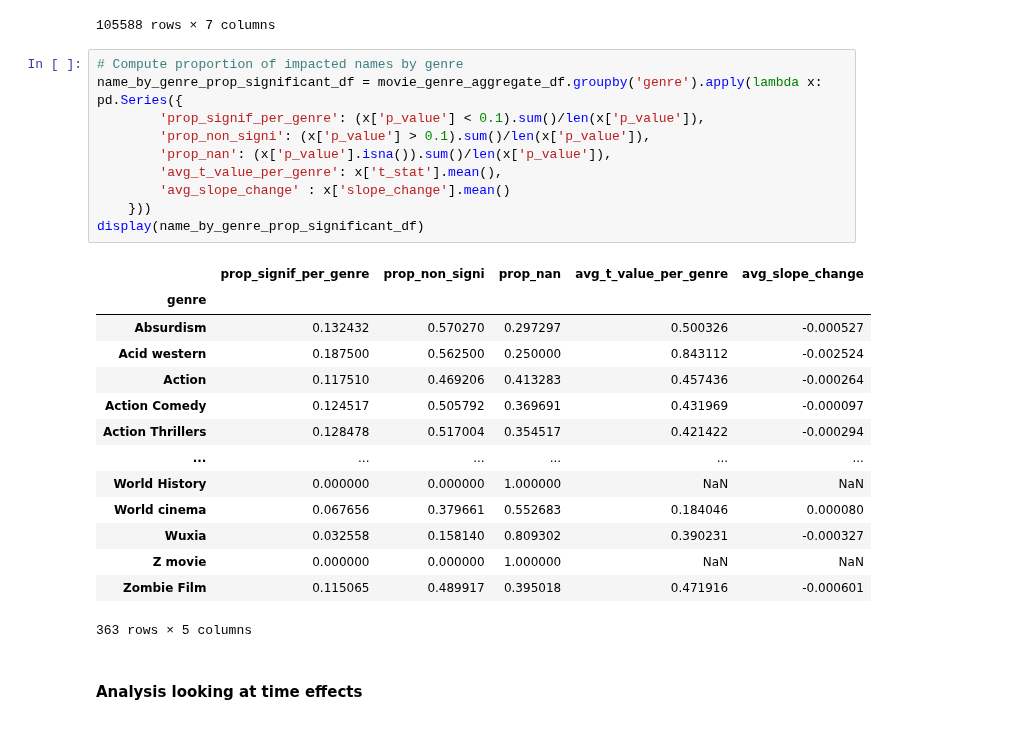
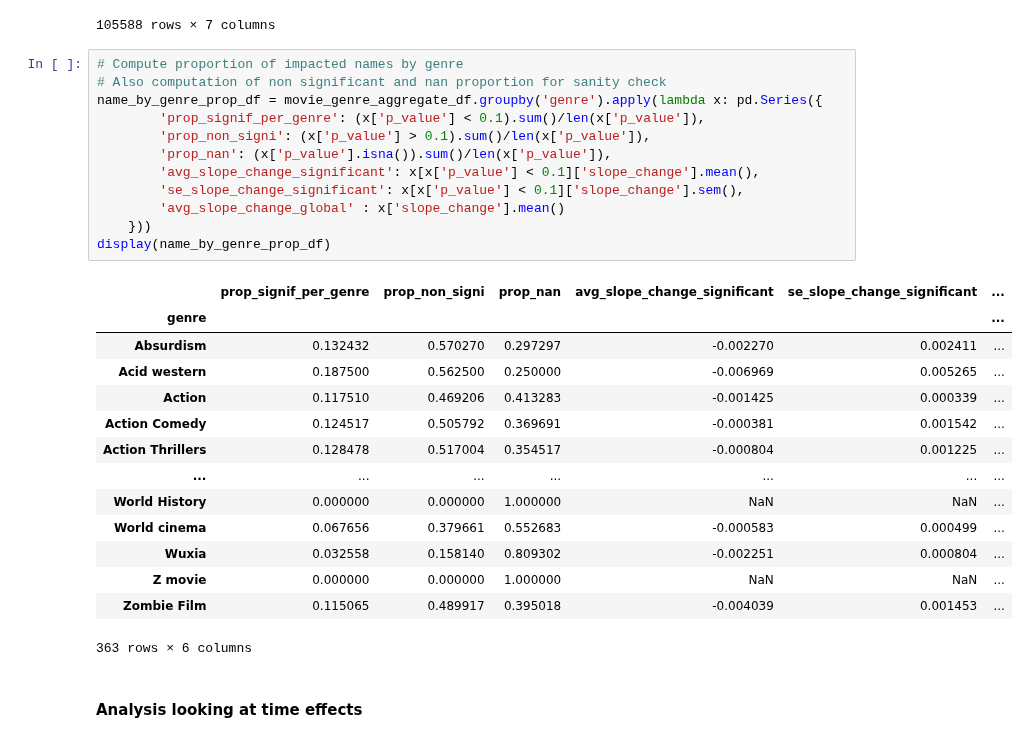
Before and after one commit to epfl-ada/ada-2023-project-abadakor, a Jupyter notebook: parallel_questions.ipynb, the cells around one changed output. Cells and saved outputs as stored; diff of their text form.

```diff
--- a/parallel_questions.ipynb
+++ b/parallel_questions.ipynb
@@ -258,29 +271,31 @@ display(name_by_genre_significant_df)
 105588 rows × 7 columns
 # %%
 # Compute proportion of impacted names by genre
-name_by_genre_prop_significant_df = movie_genre_aggregate_df.groupby('genre').apply(lambda x: pd.Series({
+# Also computation of non significant and nan proportion for sanity check
+name_by_genre_prop_df = movie_genre_aggregate_df.groupby('genre').apply(lambda x: pd.Series({
         'prop_signif_per_genre': (x['p_value'] < 0.1).sum()/len(x['p_value']),
         'prop_non_signi': (x['p_value'] > 0.1).sum()/len(x['p_value']),
         'prop_nan': (x['p_value'].isna()).sum()/len(x['p_value']),
-        'avg_t_value_per_genre': x['t_stat'].mean(),
-        'avg_slope_change' : x['slope_change'].mean()
+        'avg_slope_change_significant': x[x['p_value'] < 0.1]['slope_change'].mean(),
+        'se_slope_change_significant': x[x['p_value'] < 0.1]['slope_change'].sem(),
+        'avg_slope_change_global' : x['slope_change'].mean()
     }))
-display(name_by_genre_prop_significant_df)
+display(name_by_genre_prop_df)
 # %% [output]
-|  | prop_signif_per_genre | prop_non_signi | prop_nan | avg_t_value_per_genre | avg_slope_change |
-| genre |  |  |  |  |  |
-| Absurdism | 0.132432 | 0.570270 | 0.297297 | 0.500326 | -0.000527 |
-| Acid western | 0.187500 | 0.562500 | 0.250000 | 0.843112 | -0.002524 |
-| Action | 0.117510 | 0.469206 | 0.413283 | 0.457436 | -0.000264 |
-| Action Comedy | 0.124517 | 0.505792 | 0.369691 | 0.431969 | -0.000097 |
-| Action Thrillers | 0.128478 | 0.517004 | 0.354517 | 0.421422 | -0.000294 |
-| ... | ... | ... | ... | ... | ... |
-| World History | 0.000000 | 0.000000 | 1.000000 | NaN | NaN |
-| World cinema | 0.067656 | 0.379661 | 0.552683 | 0.184046 | 0.000080 |
-| Wuxia | 0.032558 | 0.158140 | 0.809302 | 0.390231 | -0.000327 |
-| Z movie | 0.000000 | 0.000000 | 1.000000 | NaN | NaN |
-| Zombie Film | 0.115065 | 0.489917 | 0.395018 | 0.471916 | -0.000601 |
+|  | prop_signif_per_genre | prop_non_signi | prop_nan | avg_slope_change_significant | se_slope_change_significant | ... |
+| genre |  |  |  |  |  | ... |
+| Absurdism | 0.132432 | 0.570270 | 0.297297 | -0.002270 | 0.002411 | ... |
+| Acid western | 0.187500 | 0.562500 | 0.250000 | -0.006969 | 0.005265 | ... |
+| Action | 0.117510 | 0.469206 | 0.413283 | -0.001425 | 0.000339 | ... |
+| Action Comedy | 0.124517 | 0.505792 | 0.369691 | -0.000381 | 0.001542 | ... |
+| Action Thrillers | 0.128478 | 0.517004 | 0.354517 | -0.000804 | 0.001225 | ... |
+| ... | ... | ... | ... | ... | ... | ... |
+| World History | 0.000000 | 0.000000 | 1.000000 | NaN | NaN | ... |
+| World cinema | 0.067656 | 0.379661 | 0.552683 | -0.000583 | 0.000499 | ... |
+| Wuxia | 0.032558 | 0.158140 | 0.809302 | -0.002251 | 0.000804 | ... |
+| Z movie | 0.000000 | 0.000000 | 1.000000 | NaN | NaN | ... |
+| Zombie Film | 0.115065 | 0.489917 | 0.395018 | -0.004039 | 0.001453 | ... |
-363 rows × 5 columns
+363 rows × 6 columns
 # %% [markdown]
 #### Analysis looking at time effects
 # %%
```
Also changed, not shown: parts of 19 cells of this notebook.
